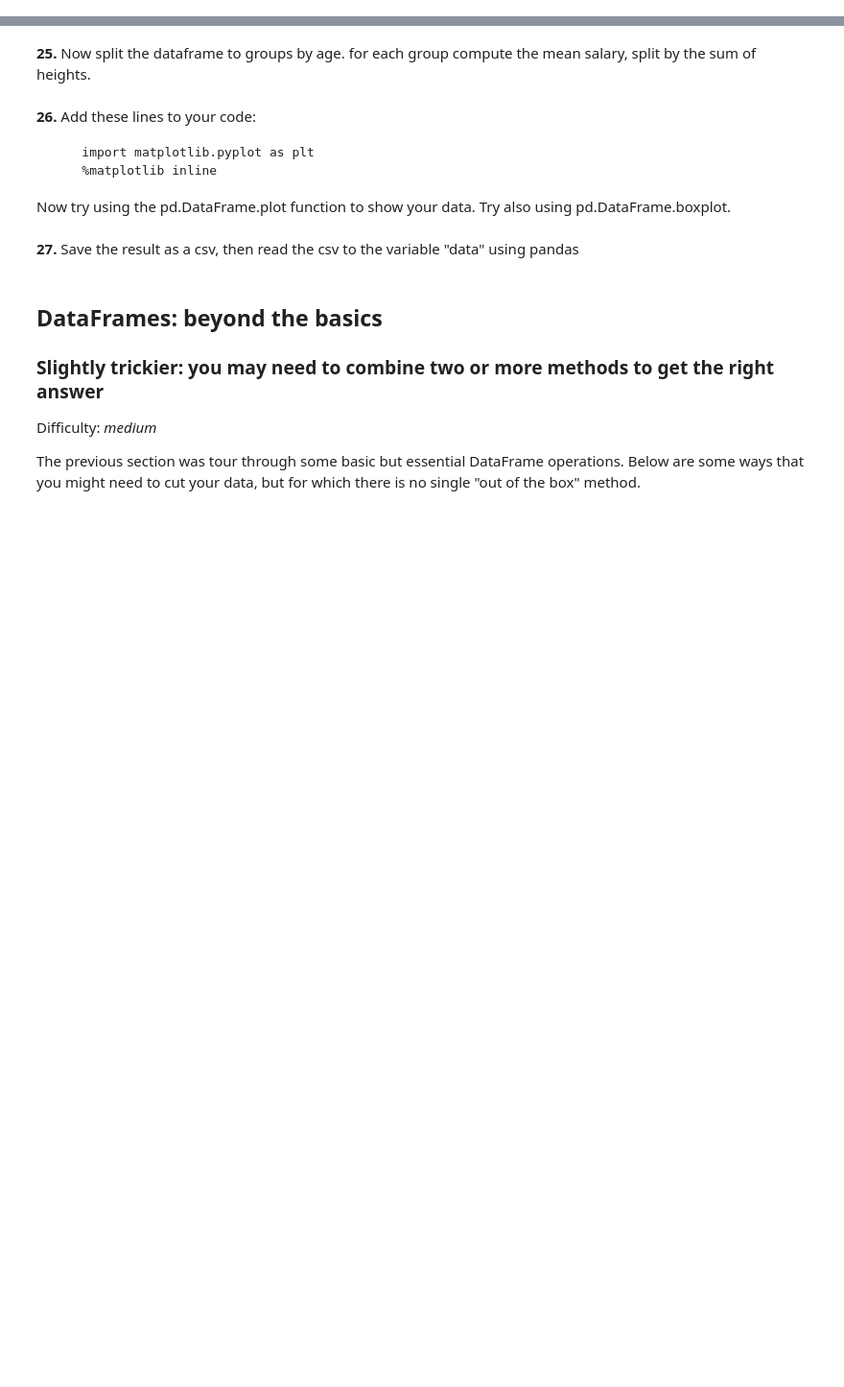
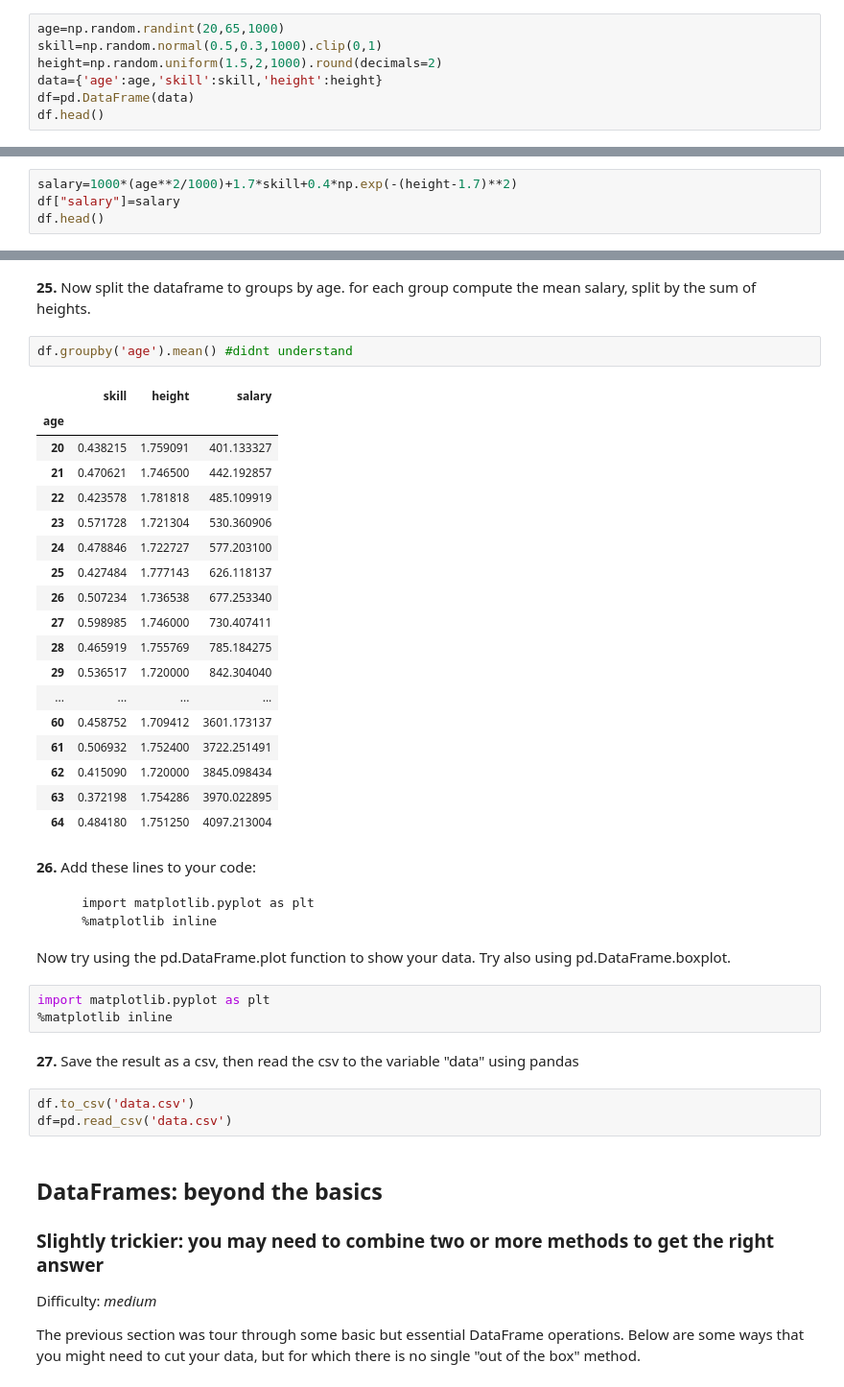
Before and after one commit to Avraham2489/DS_Training, a Jupyter notebook: B - Python/pandas/pandas_puzzles.ipynb, the cells around one changed output, grey strips where cells are left out. Shown at 96% size. Cells and saved outputs as stored; diff of their text form; blank space fills up the shorter version.

```diff
--- a/B - Python/pandas/pandas_puzzles.ipynb
+++ b/B - Python/pandas/pandas_puzzles.ipynb
@@ -112,3 +371,10 @@ here you will be asked to generate your own test data and manipulate it using fu
         - skill: a float, normally distributed between 0 and 1, with expected value = 0.5 and standard deviation = 0.3
         - height: a float with 2 digits after the decimal point, between 1.5 to 2.0
 you might want to use numpy.random
+# %%
+age=np.random.randint(20,65,1000)
+skill=np.random.normal(0.5,0.3,1000).clip(0,1)
+height=np.random.uniform(1.5,2,1000).round(decimals=2)
+data={'age':age,'skill':skill,'height':height}
+df=pd.DataFrame(data)
+df.head()
@@ -115,3 +388,7 @@ you might want to use numpy.random
 # %% [markdown]
 **23.** Add the dataframe a new columns, called salary, when:
         salary = 1000*((age^2)/1000 + 1.7*skill + 0.4*exp(-(height-1.7)**2)
+# %%
+salary=1000*(age**2/1000)+1.7*skill+0.4*np.exp(-(height-1.7)**2)
+df["salary"]=salary
+df.head()
@@ -123,5 +427,26 @@ you might want to use numpy.random
 # %% [markdown]
 **25.** Now split the dataframe to groups by age. for each group compute the mean salary, split by the sum of heights.
+# %%
+df.groupby('age').mean() #didnt understand
+# %% [output]
+|  | skill | height | salary |
+| age |  |  |  |
+| 20 | 0.438215 | 1.759091 | 401.133327 |
+| 21 | 0.470621 | 1.746500 | 442.192857 |
+| 22 | 0.423578 | 1.781818 | 485.109919 |
+| 23 | 0.571728 | 1.721304 | 530.360906 |
+| 24 | 0.478846 | 1.722727 | 577.203100 |
+| 25 | 0.427484 | 1.777143 | 626.118137 |
+| 26 | 0.507234 | 1.736538 | 677.253340 |
+| 27 | 0.598985 | 1.746000 | 730.407411 |
+| 28 | 0.465919 | 1.755769 | 785.184275 |
+| 29 | 0.536517 | 1.720000 | 842.304040 |
+| ... | ... | ... | ... |
+| 60 | 0.458752 | 1.709412 | 3601.173137 |
+| 61 | 0.506932 | 1.752400 | 3722.251491 |
+| 62 | 0.415090 | 1.720000 | 3845.098434 |
+| 63 | 0.372198 | 1.754286 | 3970.022895 |
+| 64 | 0.484180 | 1.751250 | 4097.213004 |
 # %% [markdown]
 **26.** Add these lines to your code:
 
@@ -129,8 +454,14 @@ you might want to use numpy.random
         %matplotlib inline
 
 Now try using the pd.DataFrame.plot function to show your data. Try also using pd.DataFrame.boxplot.
+# %%
+import matplotlib.pyplot as plt
+%matplotlib inline
 # %% [markdown]
 **27.** Save the result as a csv, then read the csv to the variable "data" using pandas
+# %%
+df.to_csv('data.csv')
+df=pd.read_csv('data.csv')
 # %% [markdown]
 ## DataFrames: beyond the basics
 
```
Also changed, not shown: parts of 62 cells of this notebook.
